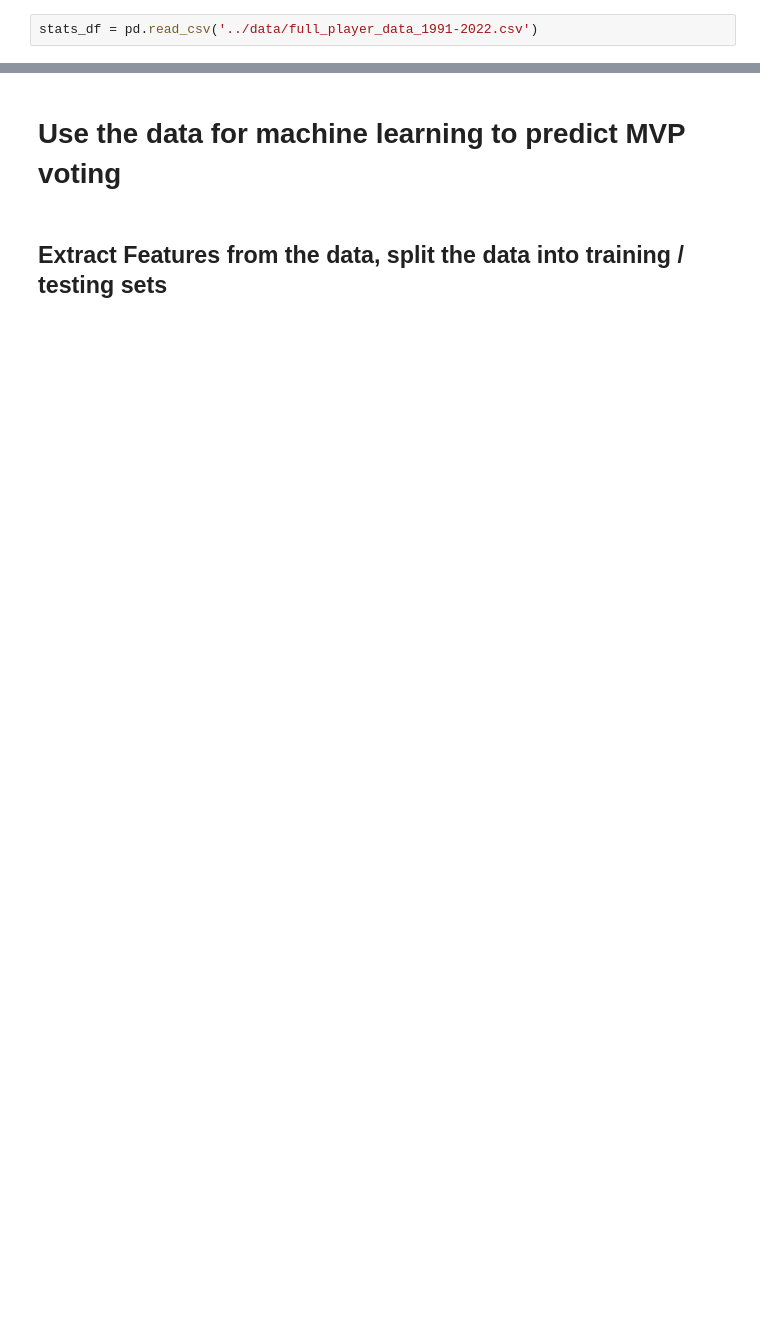
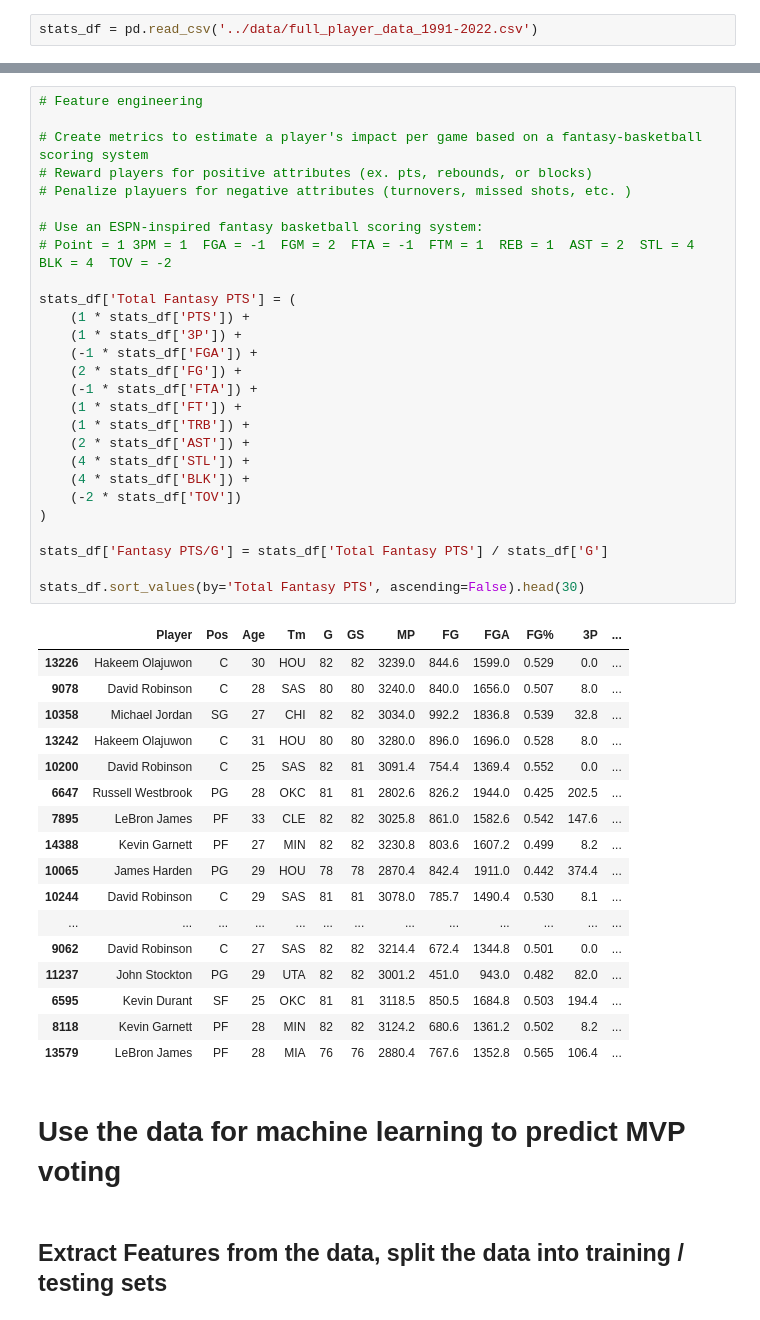
Before and after one commit to DunnyBunny1/HoopProphet, a Jupyter notebook: notebooks/machine_learning.ipynb, the cells around one changed output, grey strips where cells are left out. Drawn from its saved outputs; the diff is of its cells as text; blank space fills up the shorter version.

```diff
--- a/notebooks/machine_learning.ipynb
+++ b/notebooks/machine_learning.ipynb
@@ -15,3 +57,48 @@ stats_df.head(5)
+# %%
+# Feature engineering
+
+# Create metrics to estimate a player's impact per game based on a fantasy-basketball scoring system
+# Reward players for positive attributes (ex. pts, rebounds, or blocks)
+# Penalize playuers for negative attributes (turnovers, missed shots, etc. )
+
+# Use an ESPN-inspired fantasy basketball scoring system:
+# Point = 1 3PM = 1  FGA = -1  FGM = 2  FTA = -1  FTM = 1  REB = 1  AST = 2  STL = 4  BLK = 4  TOV = -2
+
+stats_df['Total Fantasy PTS'] = (
+    (1 * stats_df['PTS']) +
+    (1 * stats_df['3P']) +
+    (-1 * stats_df['FGA']) +
+    (2 * stats_df['FG']) +
+    (-1 * stats_df['FTA']) +
+    (1 * stats_df['FT']) +
+    (1 * stats_df['TRB']) +
+    (2 * stats_df['AST']) +
+    (4 * stats_df['STL']) +
+    (4 * stats_df['BLK']) +
+    (-2 * stats_df['TOV'])
+)
+
+stats_df['Fantasy PTS/G'] = stats_df['Total Fantasy PTS'] / stats_df['G']
+
+stats_df.sort_values(by='Total Fantasy PTS', ascending=False).head(30)
+# %% [output]
+|  | Player | Pos | Age | Tm | G | GS | MP | FG | FGA | FG% | 3P | ... |
+| 13226 | Hakeem Olajuwon | C | 30 | HOU | 82 | 82 | 3239.0 | 844.6 | 1599.0 | 0.529 | 0.0 | ... |
+| 9078 | David Robinson | C | 28 | SAS | 80 | 80 | 3240.0 | 840.0 | 1656.0 | 0.507 | 8.0 | ... |
+| 10358 | Michael Jordan | SG | 27 | CHI | 82 | 82 | 3034.0 | 992.2 | 1836.8 | 0.539 | 32.8 | ... |
+| 13242 | Hakeem Olajuwon | C | 31 | HOU | 80 | 80 | 3280.0 | 896.0 | 1696.0 | 0.528 | 8.0 | ... |
+| 10200 | David Robinson | C | 25 | SAS | 82 | 81 | 3091.4 | 754.4 | 1369.4 | 0.552 | 0.0 | ... |
+| 6647 | Russell Westbrook | PG | 28 | OKC | 81 | 81 | 2802.6 | 826.2 | 1944.0 | 0.425 | 202.5 | ... |
+| 7895 | LeBron James | PF | 33 | CLE | 82 | 82 | 3025.8 | 861.0 | 1582.6 | 0.542 | 147.6 | ... |
+| 14388 | Kevin Garnett | PF | 27 | MIN | 82 | 82 | 3230.8 | 803.6 | 1607.2 | 0.499 | 8.2 | ... |
+| 10065 | James Harden | PG | 29 | HOU | 78 | 78 | 2870.4 | 842.4 | 1911.0 | 0.442 | 374.4 | ... |
+| 10244 | David Robinson | C | 29 | SAS | 81 | 81 | 3078.0 | 785.7 | 1490.4 | 0.530 | 8.1 | ... |
+| ... | ... | ... | ... | ... | ... | ... | ... | ... | ... | ... | ... | ... |
+| 9062 | David Robinson | C | 27 | SAS | 82 | 82 | 3214.4 | 672.4 | 1344.8 | 0.501 | 0.0 | ... |
+| 11237 | John Stockton | PG | 29 | UTA | 82 | 82 | 3001.2 | 451.0 | 943.0 | 0.482 | 82.0 | ... |
+| 6595 | Kevin Durant | SF | 25 | OKC | 81 | 81 | 3118.5 | 850.5 | 1684.8 | 0.503 | 194.4 | ... |
+| 8118 | Kevin Garnett | PF | 28 | MIN | 82 | 82 | 3124.2 | 680.6 | 1361.2 | 0.502 | 8.2 | ... |
+| 13579 | LeBron James | PF | 28 | MIA | 76 | 76 | 2880.4 | 767.6 | 1352.8 | 0.565 | 106.4 | ... |
 # %% [markdown]
 # Use the data for machine learning to predict MVP voting
 # %% [markdown]
```
Also changed, not shown: parts of 21 cells of this notebook, 2 other files.
